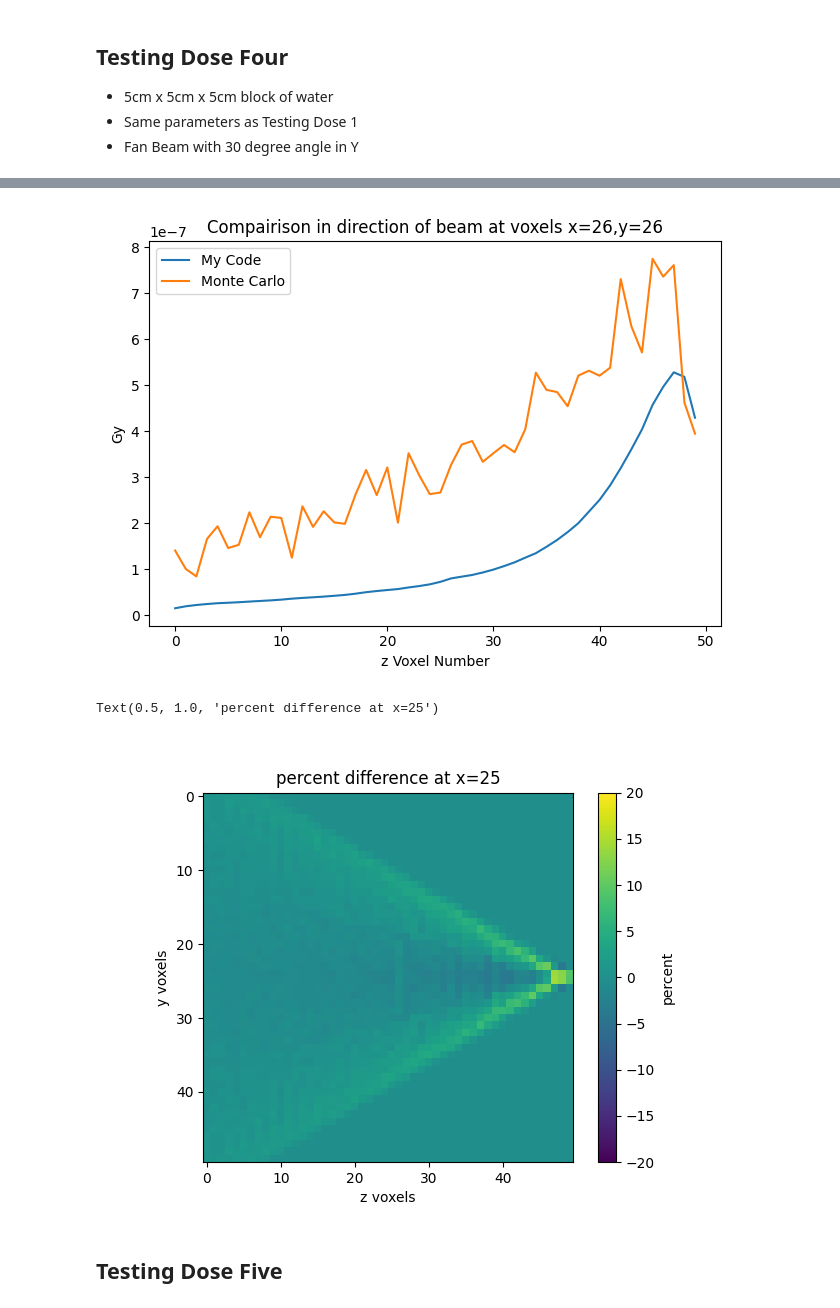
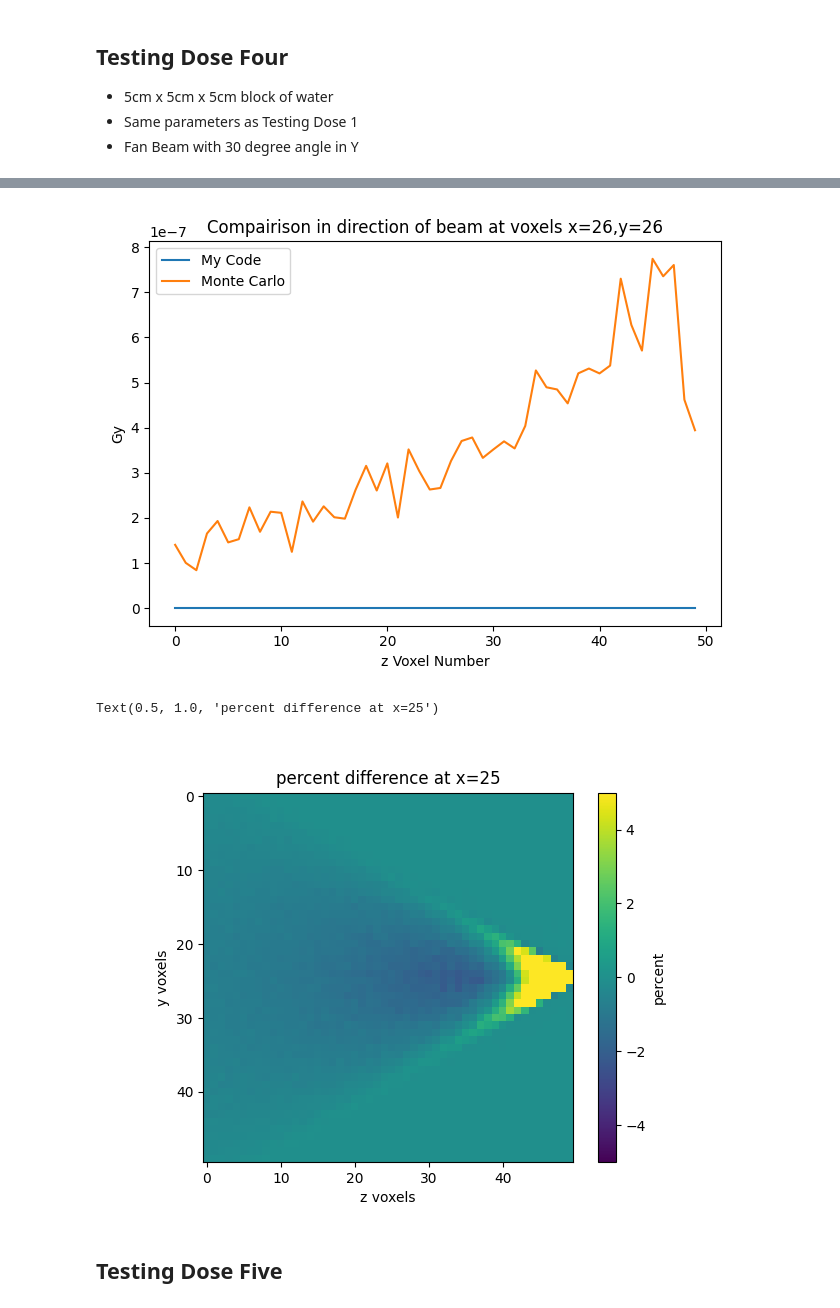
Before and after one commit to jbrewster7/NSERC-Summer-2022, a Jupyter notebook: Python/Monte_Carlo_Comparisons.ipynb, the cells around one changed output, grey strips where cells are left out. Cells and saved outputs as stored; diff of their text form; code cells hidden in the pictures.

```diff
--- a/Python/Monte_Carlo_Comparisons.ipynb
+++ b/Python/Monte_Carlo_Comparisons.ipynb
@@ -14,7 +14,7 @@ Populating the interactive namespace from numpy and matplotlib
 This is a 120 keV monoenergetic pencil beam in an ellipse shape moving from positive to negative z in water. The medium is a 5cm x 5cm x 5cm block with 50 voxels in each axis.
 # %%
 # my_dose_array_corrected = pickle.load(open('dose_19.pickle','rb'))
-my_dose_array = pickle.load(open('dose_38.pickle','rb'))
+my_dose_array = pickle.load(open('dose_40.pickle','rb'))
 mc_dose_array_full = BinnedResult('../Topas/TestingDose1.csv')
 mc_dose_array = mc_dose_array_full.data['Sum']
 # %%
@@ -285,7 +285,7 @@ tight_layout()
 - Same parameters as Testing Dose 1
 - Fan Beam with 30 degree angle in Y
 # %%
-my_dose_array = pickle.load(open('dose4_11.pickle','rb'))
+my_dose_array = pickle.load(open('dose4_20.pickle','rb'))
 mc_dose_array_full = BinnedResult('../Topas/TestingDose4.csv')
 mc_dose_array = mc_dose_array_full.data['Sum']
 # %%
@@ -355,23 +356,23 @@ ylabel('Gy')
 xlabel('z Voxel Number')
 tight_layout()
 # %% [output]
-[figure, old version]
+[figure, new version]
 # %%
 n=25
-mini=-20
-maxi=20
+mini=-5
+maxi=5
 
 close(7);figure(7)
-# imshow((my_dose_array[n]*conversion-mc_dose_array[n])/np.mean(array(np.mean(mc_dose_array[n]),np.mean(my_dose_array[n]*conversion))),vmin=mini,vmax=maxi)
-imshow((my_dose_array[n]*conversion-mc_dose_array[n])/np.max([mc_dose_array,my_dose_array*conversion])*100,vmin=mini,vmax=maxi)
+imshow((my_dose_array[n]*conversion-mc_dose_array[n])/np.mean(array(np.mean(mc_dose_array[n]),np.mean(my_dose_array[n]*conversion))),vmin=mini,vmax=maxi)
+# imshow((my_dose_array[n]*conversion-mc_dose_array[n])/np.max([mc_dose_array,my_dose_array*conversion])*100,vmin=mini,vmax=maxi)
 cbar=colorbar()
 cbar.set_label('percent')
 xlabel('z voxels')
 ylabel('y voxels')
 title('percent difference at x=' + str(n))
 # %% [output]
 Text(0.5, 1.0, 'percent difference at x=25')
-[figure, old version]
+[figure, new version]
 # %% [markdown]
 ## Testing Dose Five
 # %%
```
Also changed, not shown: parts of 21 cells of this notebook, 31 other files.
